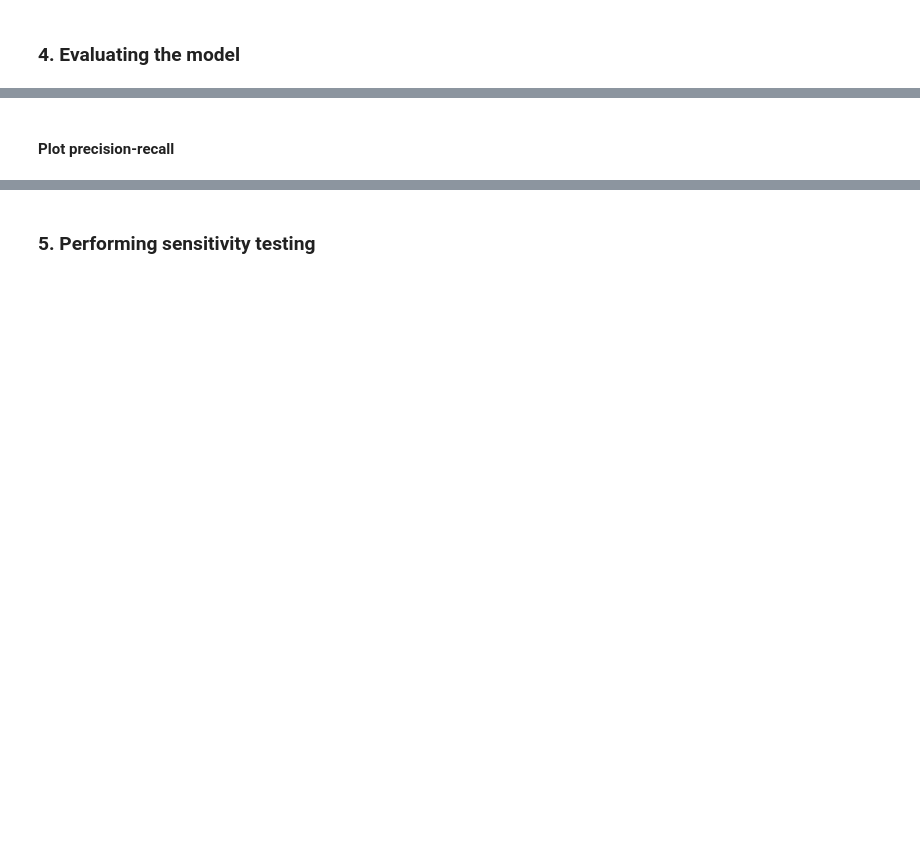
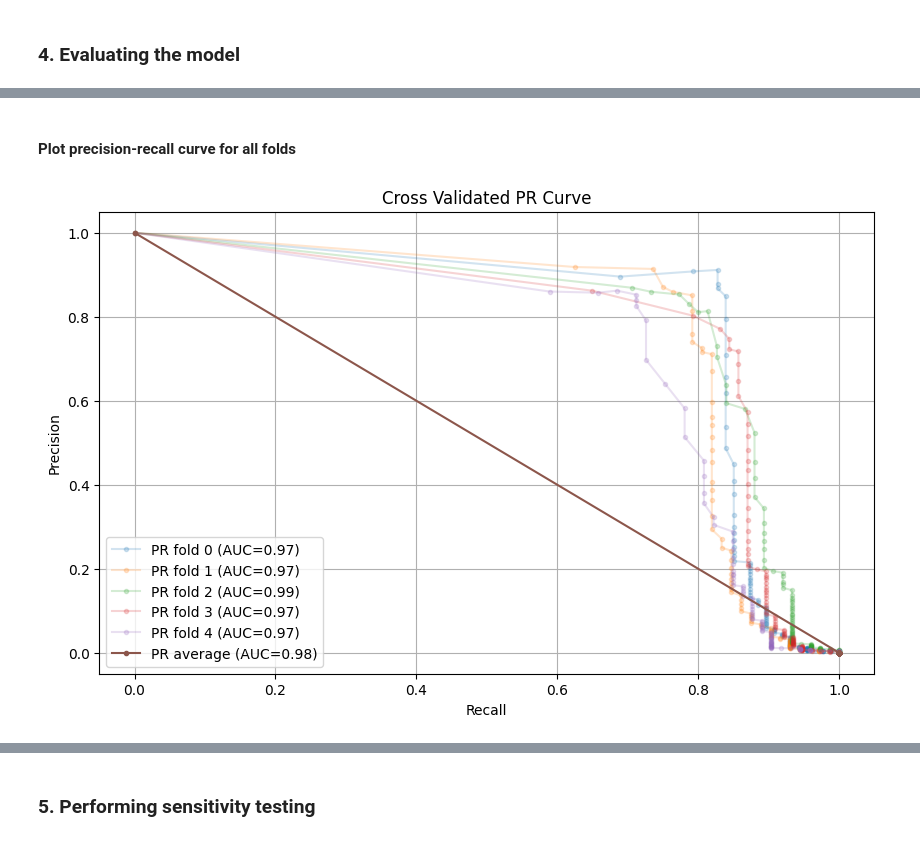
Before and after one commit to NGO-Algorithm-Audit/ML-pipeline, a Jupyter notebook: BRF_pipeline.ipynb, the cells around one changed output, grey strips where cells are left out. Cells and saved outputs as stored; diff of their text form; code cells hidden in the pictures; blank space fills up the shorter version.

Commit message:
Update k-fold CV BRF pipeline

```diff
--- a/BRF_pipeline.ipynb
+++ b/BRF_pipeline.ipynb
@@ -57,6 +65,8 @@ Name: count, dtype: int64
 # %%
-# Initialize the Balanced Random Forest classifier
-clf = BalancedRandomForestClassifier(n_estimators=100, random_state=42)
-
-# Train the classifier
-clf.fit(X_train, y_train)
+# initialize the Balanced Random Forest classifier
+clf = BalancedRandomForestClassifier(n_estimators=100,
+                                     max_depth=None,
+                                     min_samples_split=2,
+                                     min_samples_leaf=1,
+                                     max_features=X.shape[1],
+                                     random_state=42)
@@ -107,3 +100,53 @@ Geometric Mean Score (G-mean): 0.95
+# %%
+# make lists equal length
+all_y_probs_ls[4].append(all_y_probs_ls[4][39871])
+all_y_test_ls[4].append(all_y_test_ls[4][39871])
 # %% [markdown]
-#### Plot precision-recall
+#### Plot precision-recall curve for all folds
+# %%
+# initialize figure
+plt.figure(figsize=(10, 6))
+
+# initialize auc list
+auc_ls = []
+
+# plot each fold
+for i in range(0,n_splits):
+
+    # get data from list
+    y_proba = all_y_probs_ls[i]
+    y_test = all_y_test_ls[i]
+
+    # compute precision-recall pairs for different probability thresholds
+    precision, recall, thresholds = precision_recall_curve(y_test, y_proba)
+
+    # compute the AUC score
+    auc = roc_auc_score(y_test, y_proba)
+    auc_ls.append(auc)
+
+    # Plot PR curve
+    plt.plot(recall, precision, marker='.', label=f'PR fold {i} (AUC={auc:.2f})', alpha=0.2)
+
+# average of all folds
+avg_y_probs = np.array(all_y_probs_ls).mean(axis=0).tolist()
+avg_y_test_mean = np.array(all_y_test_ls).mean(axis=0)
+avg_y_test = np.where(avg_y_test_mean > 0.5, 1, 0)
+auc_avg = np.array(auc_ls).mean()
+
+# compute precision-recall pairs for different probability thresholds
+precision_avg, recall_avg, thresholds = precision_recall_curve(avg_y_test, avg_y_probs)
+
+# plot average of all folds
+plt.plot(recall_avg, precision_avg, marker='.', label=f'PR average (AUC={auc_avg:.2f})')
+
+# axis and title
+plt.xlabel('Recall')
+plt.ylabel('Precision')
+plt.title('Cross Validated PR Curve')
+
+plt.legend()
+plt.grid(True)
+plt.show()
+# %% [output]
+[figure, added]
 # %%
```
Also changed, not shown: parts of 17 cells of this notebook, 2 other files.
